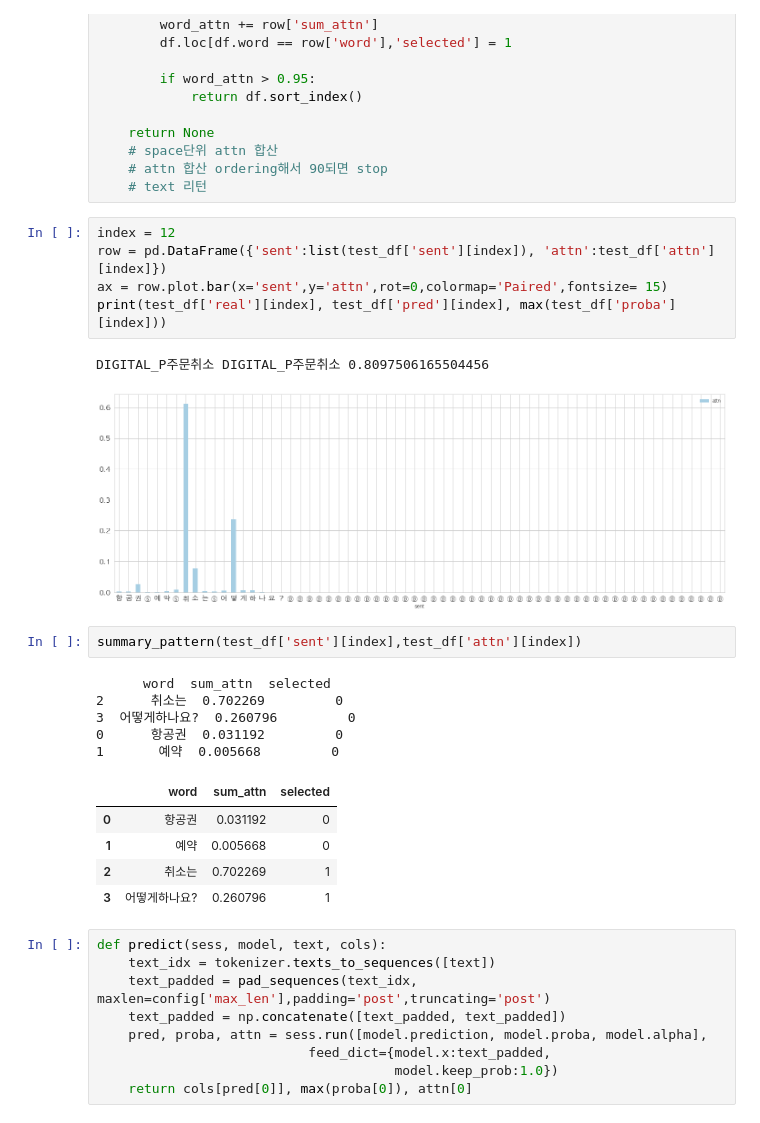
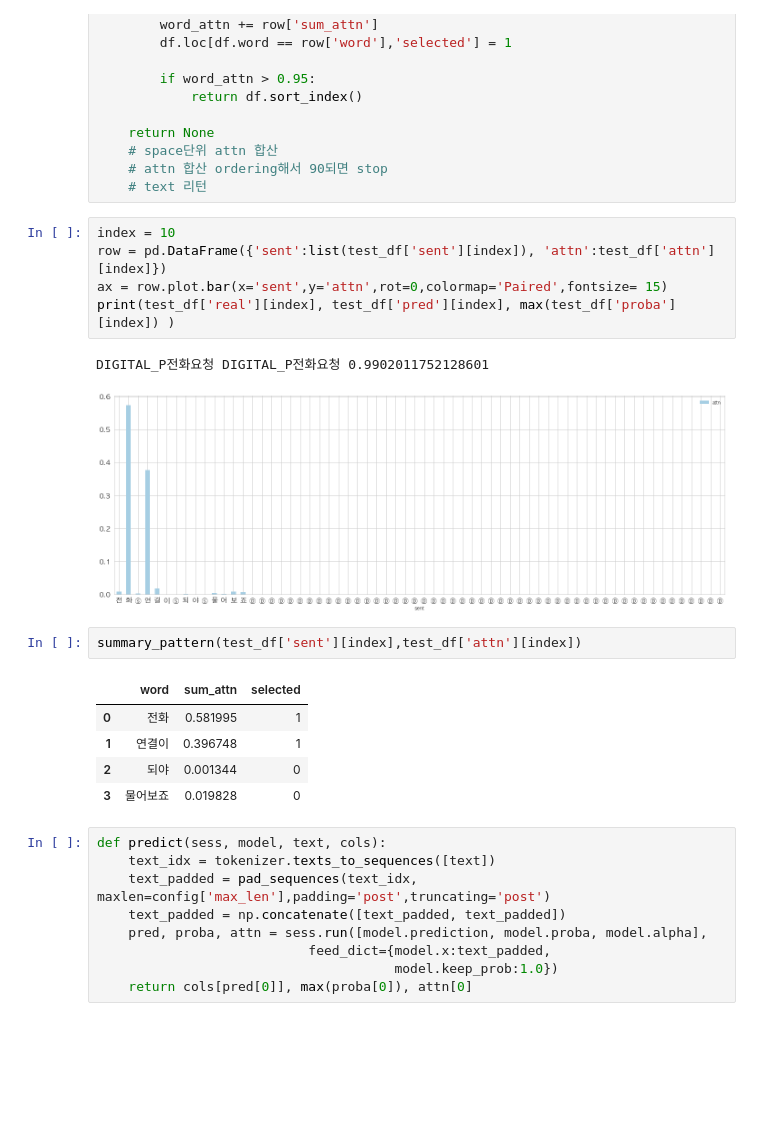
Before and after one commit to junwoopark92/Text-Classification, a Jupyter notebook: models/test_korean_attention_bidirectinal_char.ipynb, the cells around one changed output. Drawn from its saved outputs; the diff is of its cells as text; blank space fills up the shorter version.

```diff
--- a/models/test_korean_attention_bidirectinal_char.ipynb
+++ b/models/test_korean_attention_bidirectinal_char.ipynb
@@ -207,26 +207,21 @@ def summary_pattern(text, attn):
     # attn 합산 ordering해서 90되면 stop
     # text 리턴
 # %%
-index = 12
+index = 10
 row = pd.DataFrame({'sent':list(test_df['sent'][index]), 'attn':test_df['attn'][index]})
 ax = row.plot.bar(x='sent',y='attn',rot=0,colormap='Paired',fontsize= 15)
-print(test_df['real'][index], test_df['pred'][index], max(test_df['proba'][index]))
+print(test_df['real'][index], test_df['pred'][index], max(test_df['proba'][index]) )
 # %% [output]
-DIGITAL_P주문취소 DIGITAL_P주문취소 0.8097506165504456
+DIGITAL_P전화요청 DIGITAL_P전화요청 0.9902011752128601
-[figure, old version]
+[figure, new version]
 # %%
 summary_pattern(test_df['sent'][index],test_df['attn'][index])
 # %% [output]
-      word  sum_attn  selected
-2      취소는  0.702269         0
-3  어떻게하나요?  0.260796         0
-0      항공권  0.031192         0
-1       예약  0.005668         0
 |  | word | sum_attn | selected |
-| 0 | 항공권 | 0.031192 | 0 |
-| 1 | 예약 | 0.005668 | 0 |
-| 2 | 취소는 | 0.702269 | 1 |
-| 3 | 어떻게하나요? | 0.260796 | 1 |
+| 0 | 전화 | 0.581995 | 1 |
+| 1 | 연결이 | 0.396748 | 1 |
+| 2 | 되야 | 0.001344 | 0 |
+| 3 | 물어보죠 | 0.019828 | 0 |
 # %%
 def predict(sess, model, text, cols):
     text_idx = tokenizer.texts_to_sequences([text])
```
Also changed, not shown: parts of 3 cells of this notebook, 5 other files.
